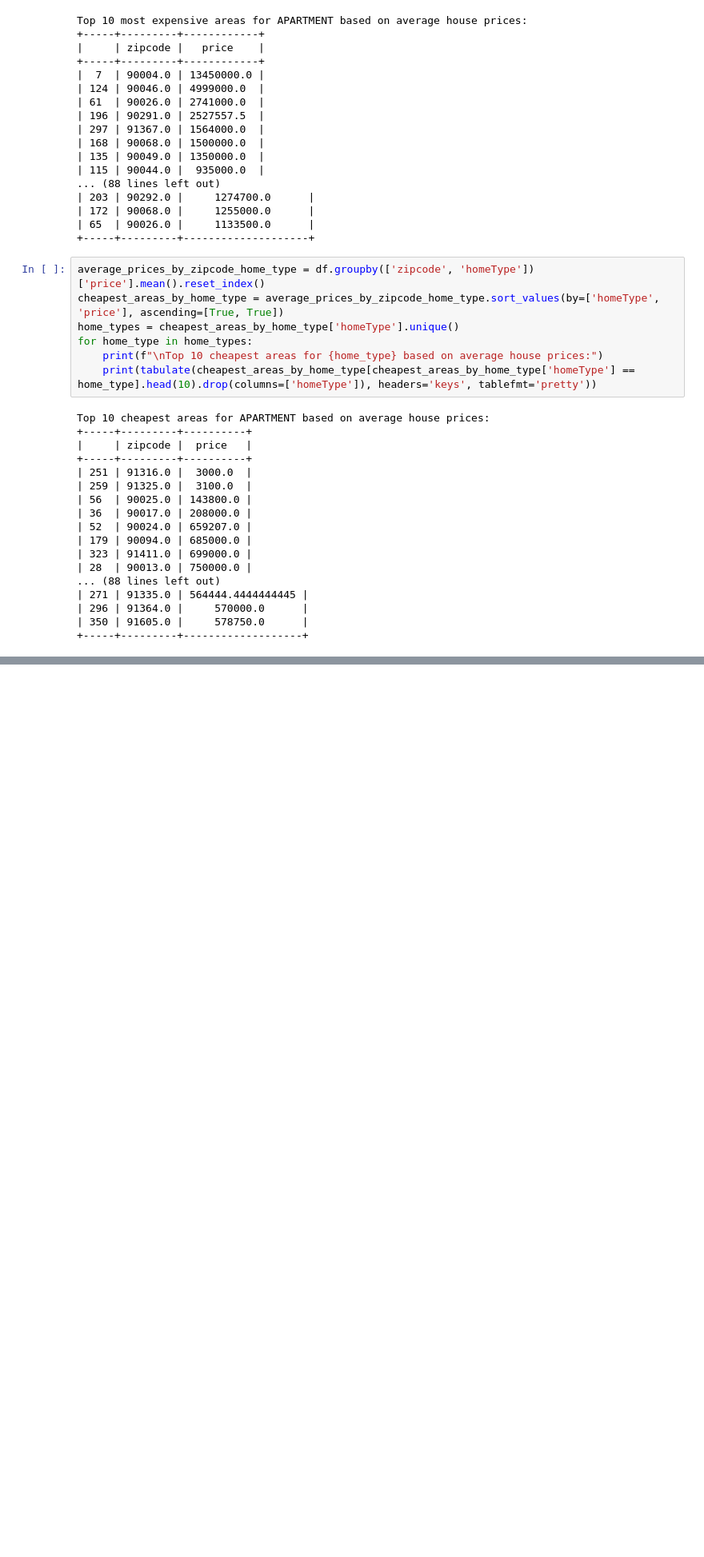
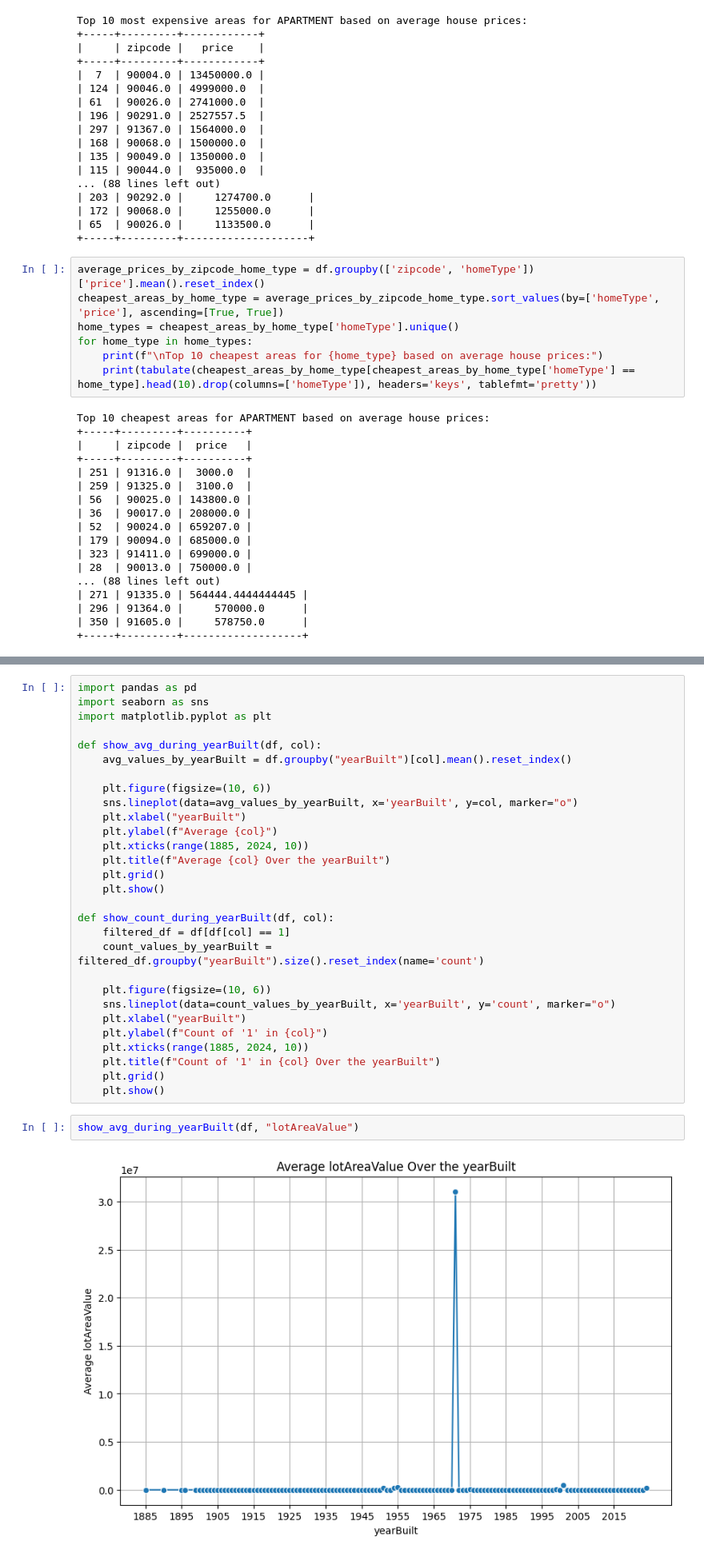
Before and after one commit to MAmin-y/House-price-analysis-and-prediction-LA-2024, a Jupyter notebook: top10.ipynb, the cells around one changed output, grey strips where cells are left out. Shown at 80% size. Drawn from its saved outputs; the diff is of its cells as text; blank space fills up the shorter version.

Commit message:
analys over yearBuilt

```diff
--- a/top10.ipynb
+++ b/top10.ipynb
@@ -158,0 +171,33 @@ Top 10 cheapest areas for APARTMENT based on average house prices:
+# %%
+import pandas as pd
+import seaborn as sns
+import matplotlib.pyplot as plt
+
+def show_avg_during_yearBuilt(df, col):
+    avg_values_by_yearBuilt = df.groupby("yearBuilt")[col].mean().reset_index()
+
+    plt.figure(figsize=(10, 6))
+    sns.lineplot(data=avg_values_by_yearBuilt, x='yearBuilt', y=col, marker="o")
+    plt.xlabel("yearBuilt")
+    plt.ylabel(f"Average {col}")
+    plt.xticks(range(1885, 2024, 10))
+    plt.title(f"Average {col} Over the yearBuilt")
+    plt.grid()
+    plt.show()
+
+def show_count_during_yearBuilt(df, col):
+    filtered_df = df[df[col] == 1]
+    count_values_by_yearBuilt = filtered_df.groupby("yearBuilt").size().reset_index(name='count')
+
+    plt.figure(figsize=(10, 6))
+    sns.lineplot(data=count_values_by_yearBuilt, x='yearBuilt', y='count', marker="o")
+    plt.xlabel("yearBuilt")
+    plt.ylabel(f"Count of '1' in {col}")
+    plt.xticks(range(1885, 2024, 10))
+    plt.title(f"Count of '1' in {col} Over the yearBuilt")
+    plt.grid()
+    plt.show()
+# %%
+show_avg_during_yearBuilt(df, "lotAreaValue")
+# %% [output]
+[figure, added]
```
Also changed, not shown: parts of 15 cells of this notebook.
